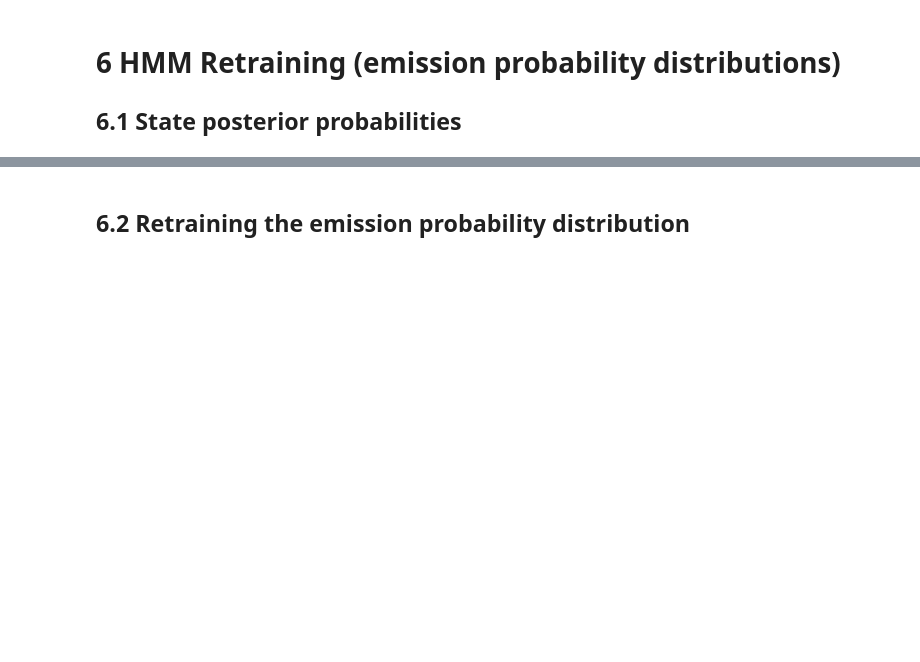
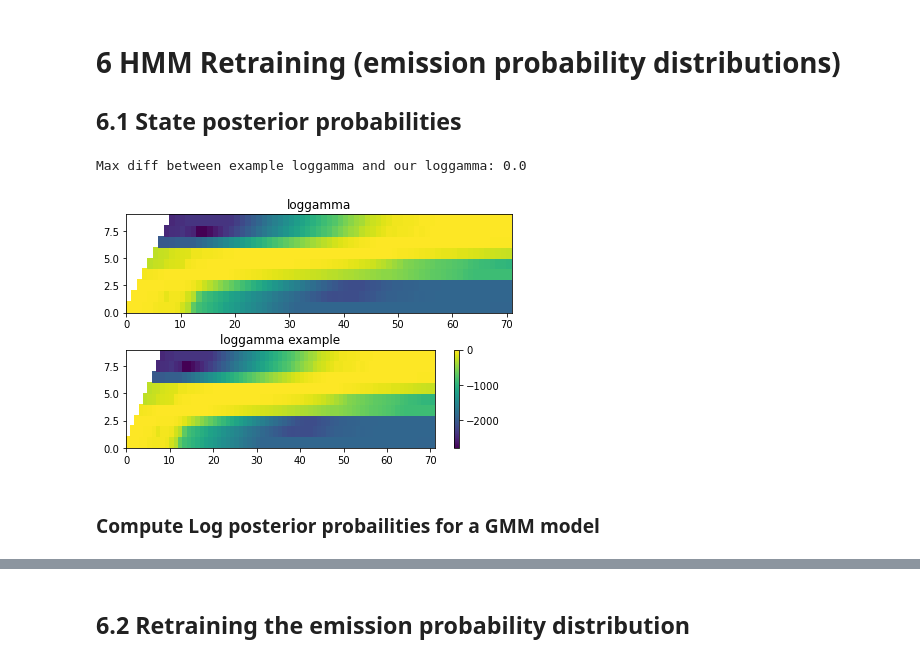
Before and after one commit to KenzaB27/ssr_labs, a Jupyter notebook: lab2/experiments.ipynb, the cells around one changed output, grey strips where cells are left out. Drawn from its saved outputs; the diff is of its cells as text; code cells hidden in the pictures; blank space fills up the shorter version.

```diff
--- a/lab2/experiments.ipynb
+++ b/lab2/experiments.ipynb
@@ -239,4 +290,11 @@ log_gamma = proto.statePosteriors(example['logalpha'], example['logbeta'])
 N = log_gamma.shape[0]
 for n in range(N):
     assert np.isclose([np.sum(np.exp(log_gamma[n]))], [1])
+# %%
+plot_pcolormesh(log_gamma, 'loggamma', np.nanmax)
+# %% [output]
+Max diff between example loggamma and our loggamma: 0.0
+[figure, added]
+# %% [markdown]
+### Compute Log posterior probailities for a GMM model
 # %%
```
Also changed, not shown: parts of 17 cells of this notebook, 1 other file.
